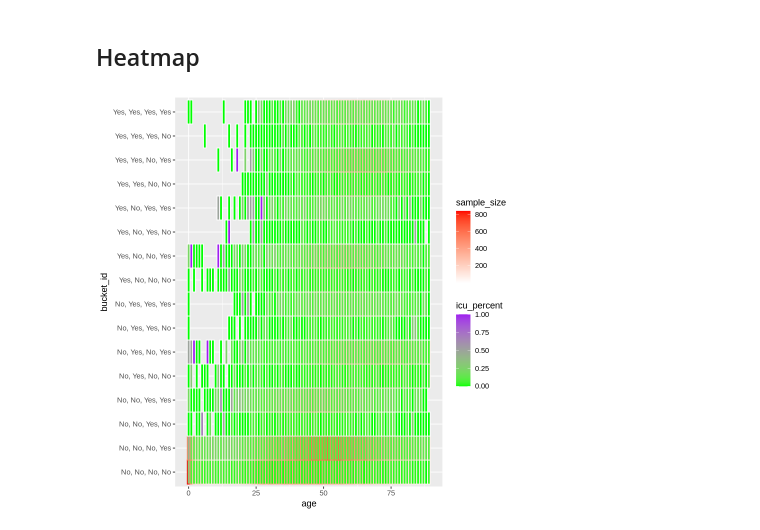
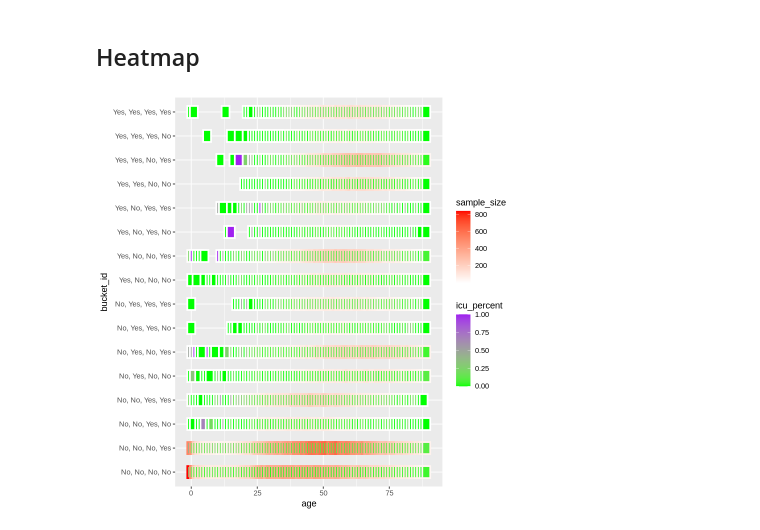
Before and after one commit to gitcnk/covid_experiment, a Jupyter notebook: covid_heatmap.ipynb, the cells around one changed output. Saved outputs shown, nothing was run; the diff lists cells and outputs as text; code cells hidden in the pictures.

```diff
--- a/covid_heatmap.ipynb
+++ b/covid_heatmap.ipynb
@@ -56,13 +68,13 @@ Warning message:
 # %%
 # Heatmap
 icu_percent_data %>%
   ggplot() +
   aes(x = age ,
       y = bucket_id,
       fill = icu_percent,
       col = sample_size) +
-  geom_tile( linewidth = 0.5) +
+  geom_tile( height = 0.5, width = 3, linewidth = 1) +
   scale_fill_continuous(low = 'green', high = 'purple') +
   scale_color_continuous(low = 'white', high = 'red')
 # %% [output]
-[figure, old version]
+[figure, new version]
```
Also changed, not shown: parts of 2 cells of this notebook.
